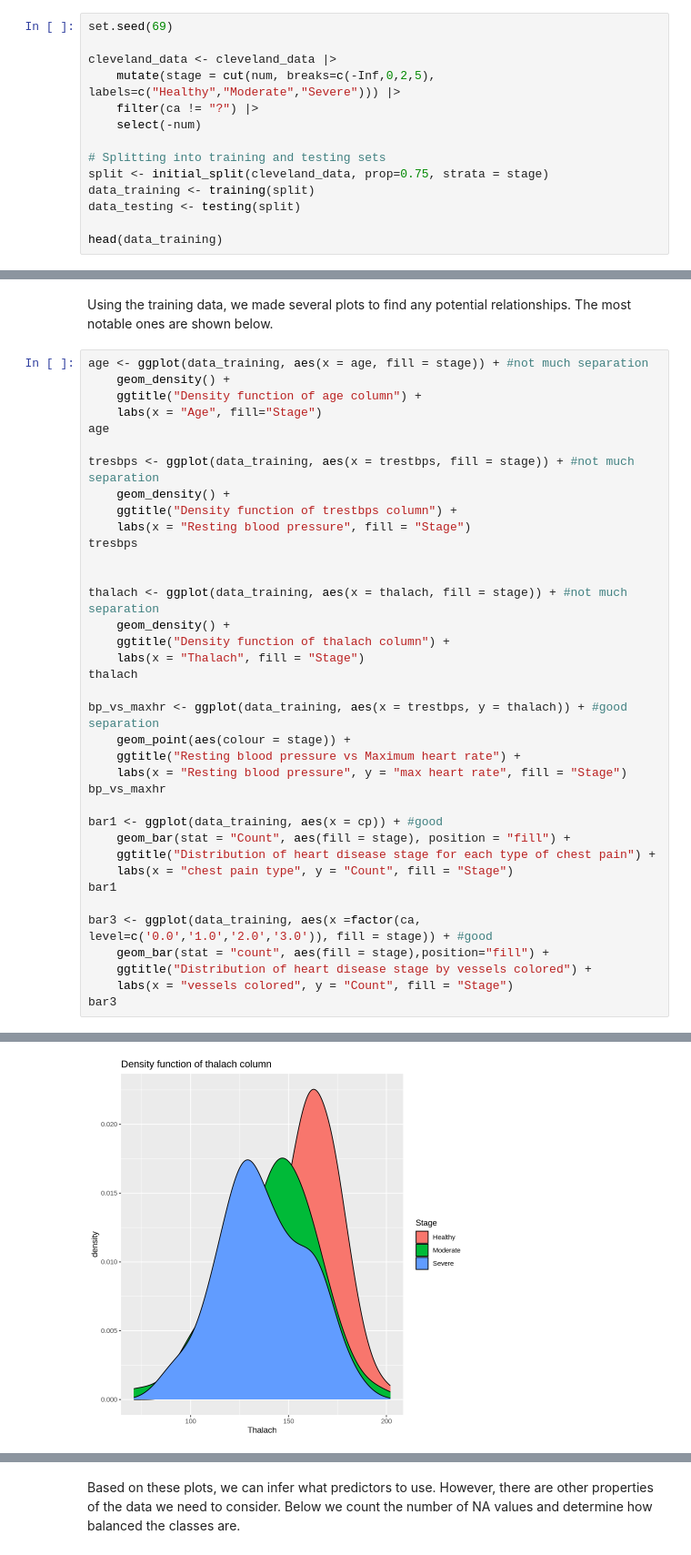
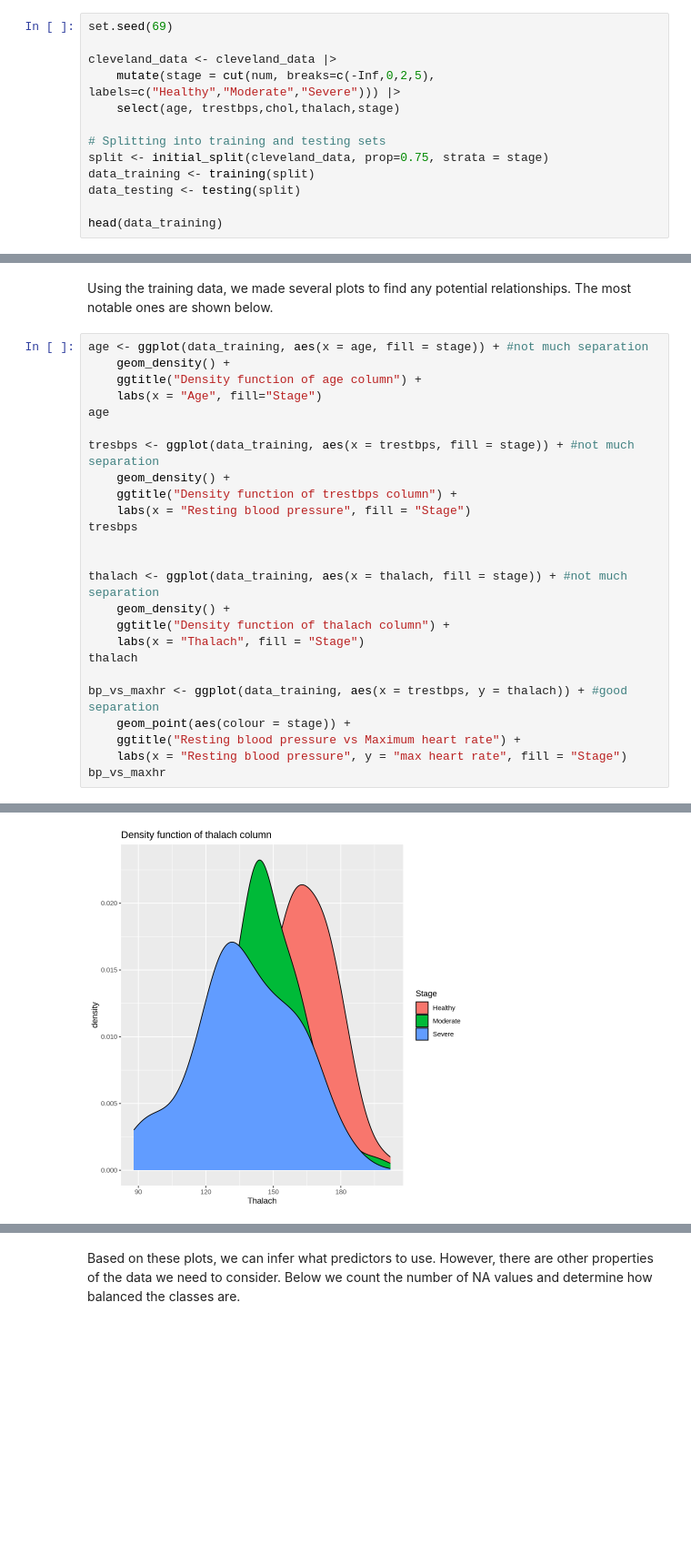
Before and after one commit to clay-arras/DSCI100GroupProject, a Jupyter notebook: DSCI_100_proposal.ipynb, the cells around one changed output, grey strips where cells are left out. Shown at 91% size. Drawn from its saved outputs; the diff is of its cells as text; blank space fills up the shorter version.

```diff
--- a/DSCI_100_proposal.ipynb
+++ b/DSCI_100_proposal.ipynb
@@ -44,8 +26,7 @@ set.seed(69)
 
 cleveland_data <- cleveland_data |>
     mutate(stage = cut(num, breaks=c(-Inf,0,2,5), labels=c("Healthy","Moderate","Severe"))) |>
-    filter(ca != "?") |>
-    select(-num)
+    select(age, trestbps,chol,thalach,stage)
 
 # Splitting into training and testing sets
 split <- initial_split(cleveland_data, prop=0.75, strata = stage)
@@ -90,16 +71,4 @@ bp_vs_maxhr <- ggplot(data_training, aes(x = trestbps, y = thalach)) + #good sep
     ggtitle("Resting blood pressure vs Maximum heart rate") +
     labs(x = "Resting blood pressure", y = "max heart rate", fill = "Stage")
 bp_vs_maxhr
-
-bar1 <- ggplot(data_training, aes(x = cp)) + #good
-    geom_bar(stat = "Count", aes(fill = stage), position = "fill") +
-    ggtitle("Distribution of heart disease stage for each type of chest pain") +
-    labs(x = "chest pain type", y = "Count", fill = "Stage")
-bar1
-
-bar3 <- ggplot(data_training, aes(x =factor(ca, level=c('0.0','1.0','2.0','3.0')), fill = stage)) + #good
-    geom_bar(stat = "count", aes(fill = stage),position="fill") +
-    ggtitle("Distribution of heart disease stage by vessels colored") +
-    labs(x = "vessels colored", y = "Count", fill = "Stage")
-bar3
 # %% [output]
@@ -108 +77 @@ bar3
-[figure, old version]
+[figure, new version]
```
Also changed, not shown: parts of 8 cells of this notebook.
